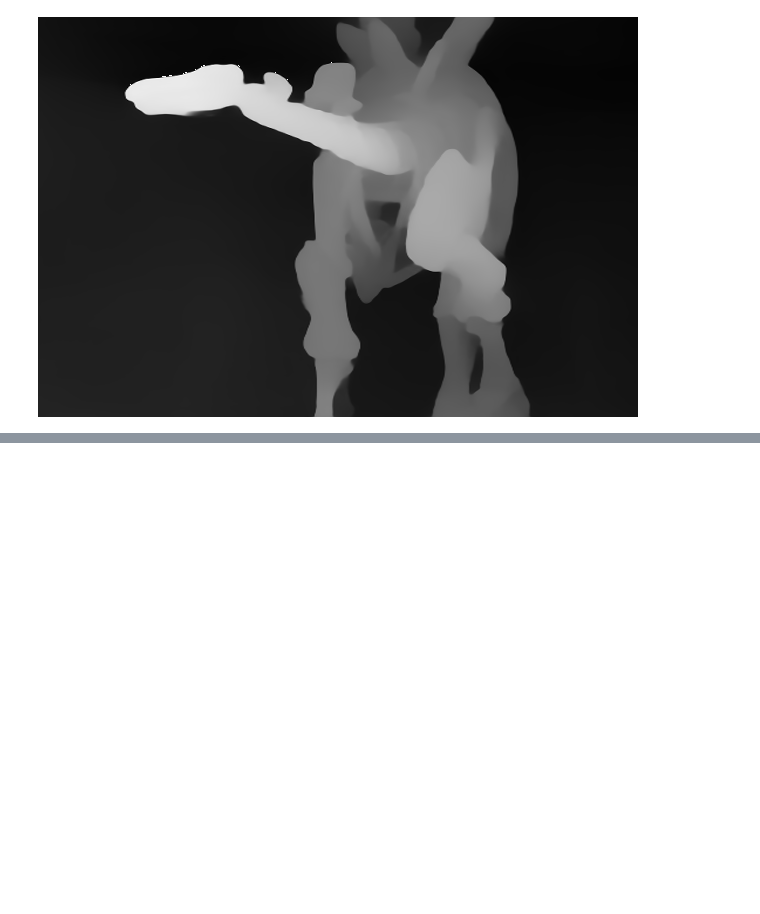
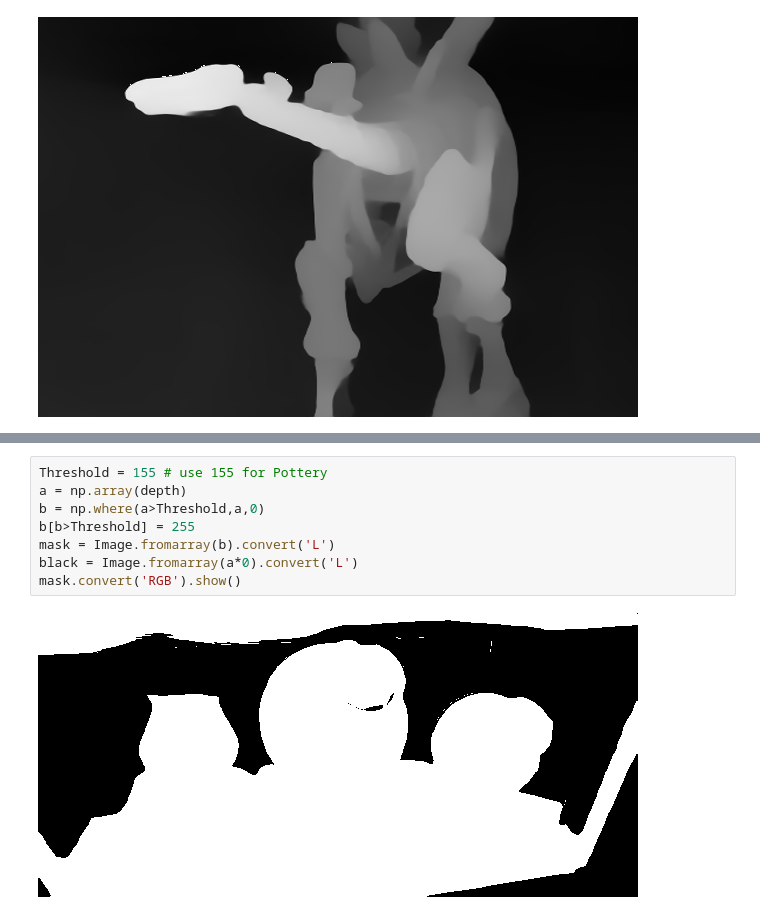
Before and after one commit to zmadscientist/DinosaurDepthMapClipping, a Jupyter notebook: dpt_dino.ipynb, the cells around one changed output, grey strips where cells are left out. Drawn from its saved outputs; the diff is of its cells as text; blank space fills up the shorter version.

```diff
--- a/dpt_dino.ipynb
+++ b/dpt_dino.ipynb
@@ -95,0 +145,10 @@ out.convert('RGB').show()
+# %%
+Threshold = 155 # use 155 for Pottery
+a = np.array(depth)
+b = np.where(a>Threshold,a,0)
+b[b>Threshold] = 255
+mask = Image.fromarray(b).convert('L')
+black = Image.fromarray(a*0).convert('L')
+mask.convert('RGB').show()
+# %% [output]
+[figure, added]
```
Also changed, not shown: parts of 8 cells of this notebook, 6 other files.
